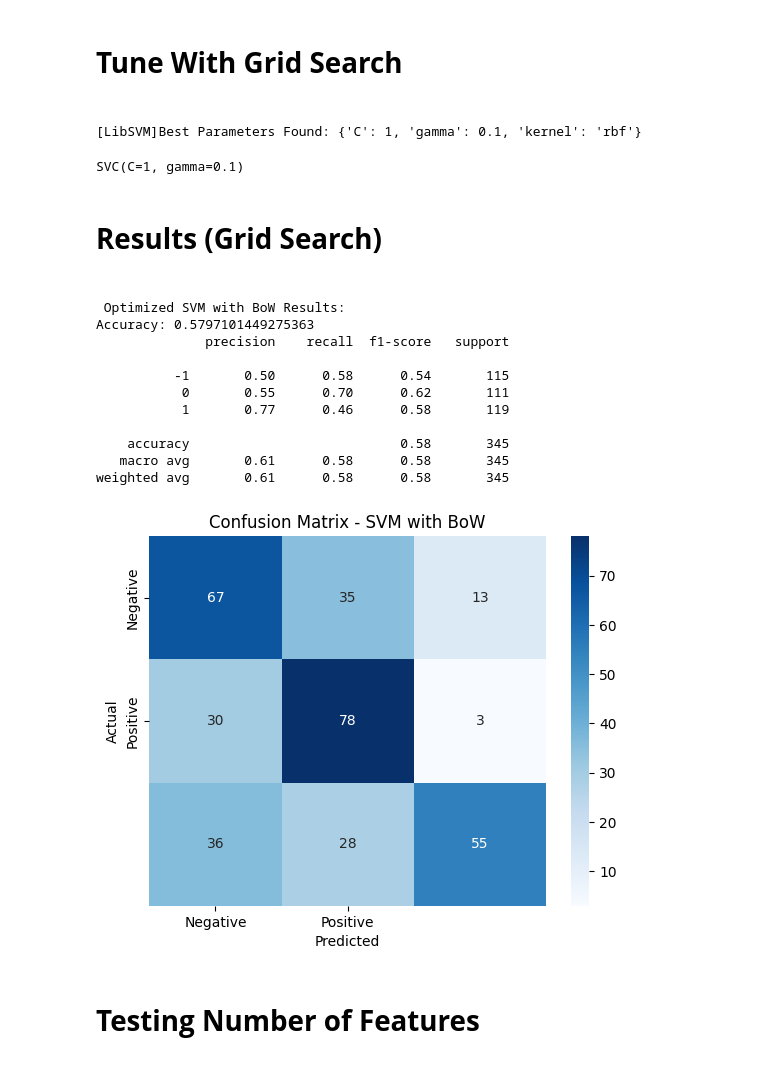
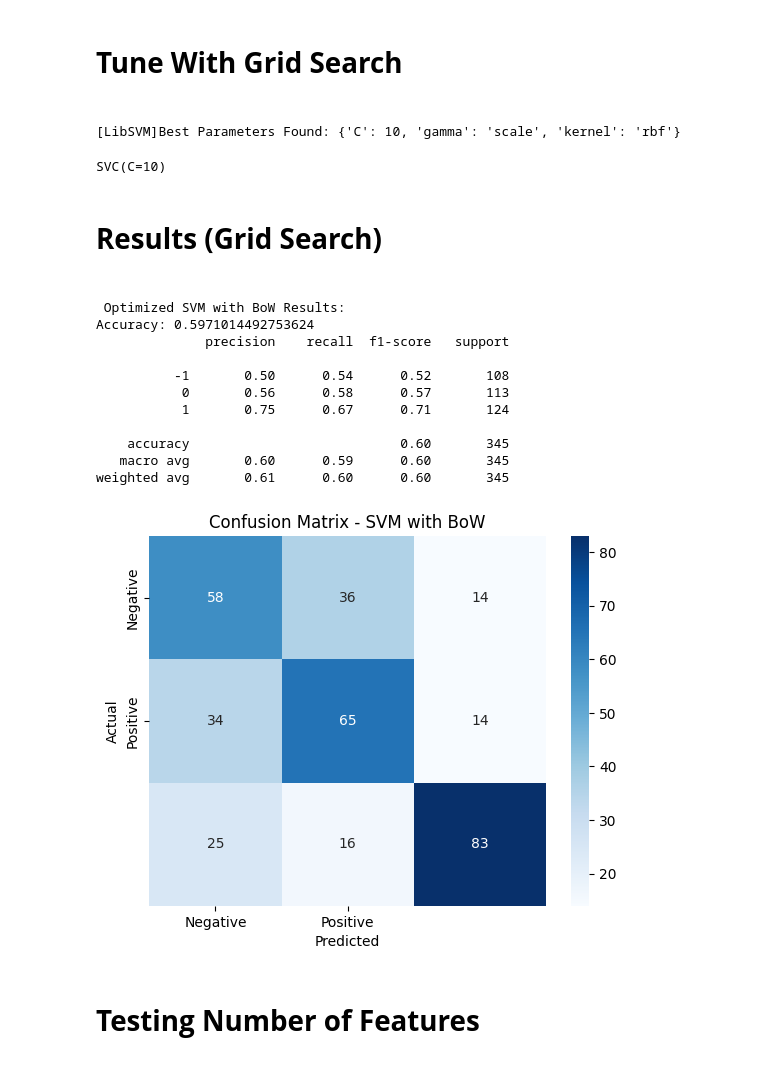
Before and after one commit to dustinjowsey/sentiment-analysis-project, a Jupyter notebook: notebooks/svm-word-frequency.ipynb, the cells around one changed output. Drawn from its saved outputs; the diff is of its cells as text; code cells hidden in the pictures.

```diff
--- a/notebooks/svm-word-frequency.ipynb
+++ b/notebooks/svm-word-frequency.ipynb
@@ -164,12 +159,12 @@ param_grid = {
 }
 
 grid_search = GridSearchCV(SVC(decision_function_shape='ovr', verbose=True), param_grid, cv=5, scoring='accuracy', n_jobs=4)
-grid_search.fit(X_bow_train, y_train)
+grid_search.fit(X_train, y_train)
 
 # Step 7: Train Final Optimized Model
 best_params = grid_search.best_params_
 print(f"Best Parameters Found: {best_params}")
 
 optimized_svm = SVC(**best_params, decision_function_shape='ovr')
-optimized_svm.fit(X_bow_train, y_train)
+optimized_svm.fit(X_train, y_train)
 # %% [output]
@@ -279,6 +200,20 @@ X_bow_less = X_bow[all_samples]
+# %%
+# Experiment 1: Bag of Words (BoW)
+bow_vectorizer = CountVectorizer(
+    max_features=1000,
+    stop_words='english',
+    vocabulary=None,
+    lowercase=True,
+    strip_accents='unicode'
+)
+
+# Transform text data into BoW representation
+bow = bow_vectorizer.fit_transform(comments)
+
+X, y = get_even_distribution(bow, labels, num_samples_per_label=575)
 # %%
 # Train-Test Split (80-20)
-X_bow_train, X_bow_test, y_train, y_test = train_test_split(X_bow_less, y_less, test_size=0.2, random_state=42)
+X_train, X_test, y_train, y_test = train_test_split(X, y, test_size=0.2, random_state=SEED)
 # %% [markdown]
 <h1><b>Tune With Grid Search<b><h1>
 # %%
@@ -289,51 +224,51 @@ param_grid = {
 }
 
 grid_search_less = GridSearchCV(SVC(decision_function_shape='ovr', verbose=True), param_grid, cv=5, scoring='accuracy', n_jobs=4)
-grid_search_less.fit(X_bow_train, y_train)
+grid_search_less.fit(X_train, y_train)
 
 # Step 7: Train Final Optimized Model
 best_params = grid_search.best_params_
 print(f"Best Parameters Found: {best_params}")
 
 optimized_svm_less = SVC(**best_params, decision_function_shape='ovr')
-optimized_svm_less.fit(X_bow_train, y_train)
+optimized_svm_less.fit(X_train, y_train)
 # %% [output]
-[LibSVM]Best Parameters Found: {'C': 1, 'gamma': 0.1, 'kernel': 'rbf'}
+[LibSVM]Best Parameters Found: {'C': 10, 'gamma': 'scale', 'kernel': 'rbf'}
-SVC(C=1, gamma=0.1)
+SVC(C=10)
 # %% [markdown]
 <b><h1>Results (Grid Search)<b><h1>
 # %%
 # Step 8: Evaluate Optimized SVM Model
-y_bow_pred_tuned = optimized_svm_less.predict(X_bow_test)
+y_tuned = optimized_svm_less.predict(X_test)
 
 print("\n Optimized SVM with BoW Results:")
-print("Accuracy:", accuracy_score(y_test, y_bow_pred_tuned))
-print(classification_report(y_test, y_bow_pred_tuned))
+print("Accuracy:", accuracy_score(y_test, y_tuned))
+print(classification_report(y_test, y_tuned))
 
 # Confusion Matrix for Visualization
 def plot_confusion_matrix(y_true, y_pred, title):
     cm = confusion_matrix(y_true, y_pred)
     sns.heatmap(cm, annot=True, fmt='d', cmap='Blues', xticklabels=['Negative', 'Positive'], yticklabels=['Negative', 'Positive'])
     plt.xlabel("Predicted")
     plt.ylabel("Actual")
     plt.title(title)
     plt.show()
 
 # Plot confusion matrices
-plot_confusion_matrix(y_test, y_bow_pred_tuned, "Confusion Matrix - SVM with BoW")
+plot_confusion_matrix(y_test, y_tuned, "Confusion Matrix - SVM with BoW")
 # %% [output]
  Optimized SVM with BoW Results:
-Accuracy: 0.5797101449275363
+Accuracy: 0.5971014492753624
               precision    recall  f1-score   support
 
-          -1       0.50      0.58      0.54       115
-           0       0.55      0.70      0.62       111
-           1       0.77      0.46      0.58       119
+          -1       0.50      0.54      0.52       108
+           0       0.56      0.58      0.57       113
+           1       0.75      0.67      0.71       124
 
-    accuracy                           0.58       345
-   macro avg       0.61      0.58      0.58       345
-weighted avg       0.61      0.58      0.58       345
+    accuracy                           0.60       345
+   macro avg       0.60      0.59      0.60       345
+weighted avg       0.61      0.60      0.60       345
-[figure, old version]
+[figure, new version]
 # %% [markdown]
 <h1><b>Testing Number of Features<b><h1>
 # %%
```
Also changed, not shown: parts of 38 cells of this notebook.
